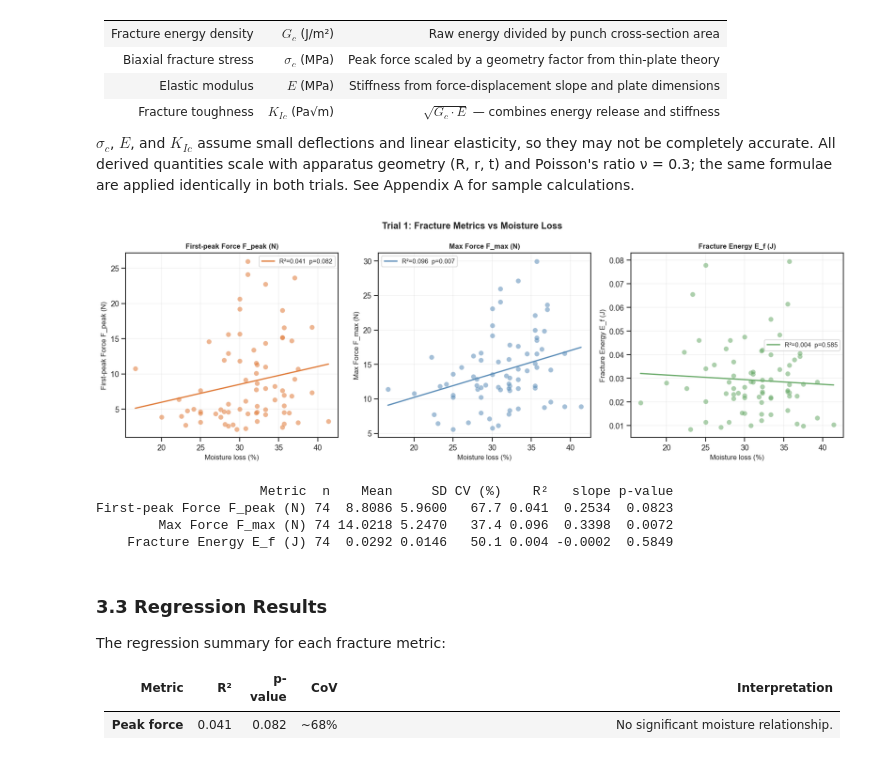
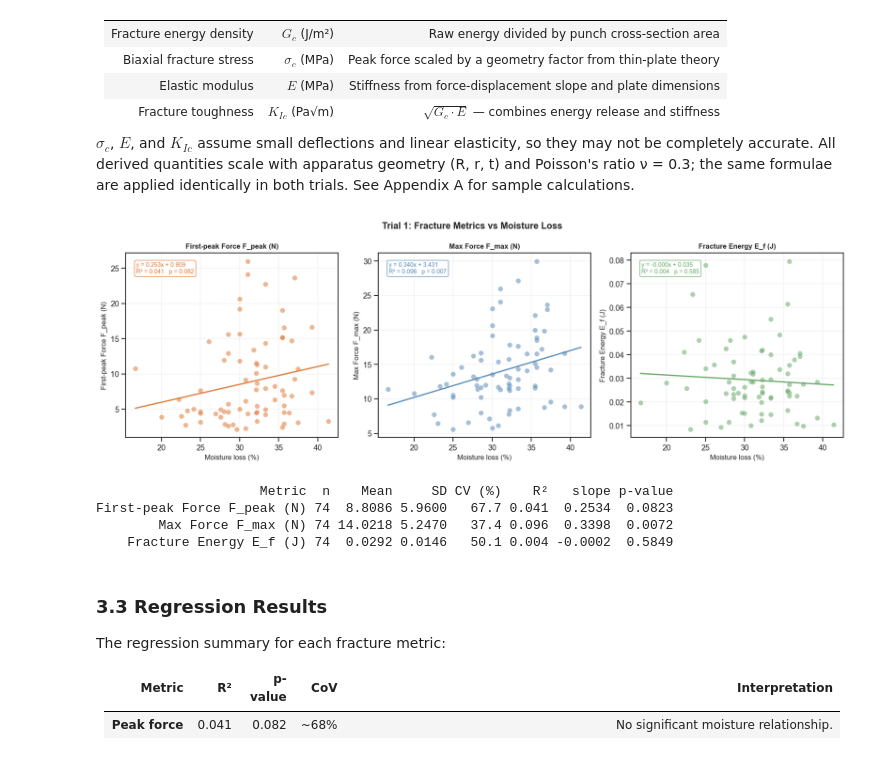
Before and after one commit to reversely/chips, a Jupyter notebook: trial1_analysis.ipynb, the cells around one changed output. Saved outputs shown, nothing was run; the diff lists cells and outputs as text; code cells hidden in the pictures.

```diff
--- a/trial1_analysis.ipynb
+++ b/trial1_analysis.ipynb
@@ -382,36 +382,41 @@ metrics = [
     ('FractureEnergy_J',  'Fracture Energy E_f (J)',       '#6aab6a'),
 ]
 
 fig, axes = plt.subplots(1, 3, figsize=(15, 5))
 fig.suptitle('Trial 1: Fracture Metrics vs Moisture Loss', fontsize=13, fontweight='bold')
 
 summary_rows = []
 for ax, (col, label, color) in zip(axes, metrics):
     x = df['Moisture_loss_pct'].values
     y = df[col].values
     slope, intercept, r, p, se = stats.linregress(x, y)
     r2 = r**2
     cv = y.std() / y.mean() * 100
 
     ax.scatter(x, y, color=color, alpha=0.55, edgecolors='white', linewidth=0.4, s=50)
     xfit = np.linspace(x.min(), x.max(), 200)
-    ax.plot(xfit, slope * xfit + intercept, color=color, linewidth=1.8, label=f'R²={r2:.3f}  p={p:.3f}')
+    ax.plot(xfit, slope * xfit + intercept, color=color, linewidth=1.8)
     ax.set_xlabel('Moisture loss (%)', fontsize=10)
     ax.set_ylabel(label, fontsize=10)
     ax.set_title(label, fontsize=10, fontweight='bold')
-    ax.legend(fontsize=9)
     ax.grid(alpha=0.25)
+
+    sign = '+' if intercept >= 0 else '-'
+    eq = f'y = {slope:.3f}x {sign} {abs(intercept):.3f}\nR² = {r2:.3f}   p = {p:.3f}'
+    ax.text(0.05, 0.95, eq, transform=ax.transAxes, fontsize=8.5,
+            verticalalignment='top', color=color,
+            bbox=dict(boxstyle='round,pad=0.3', facecolor='white', edgecolor=color, alpha=0.8))
 
     summary_rows.append({'Metric': label, 'n': len(y), 'Mean': f"{y.mean():.4f}", 'SD': f"{y.std():.4f}",
                           'CV (%)': f"{cv:.1f}", 'R²': f"{r2:.3f}", 'slope': f"{slope:.4f}", 'p-value': f"{p:.4f}"})
 
 plt.tight_layout()
 plt.show()
 
 summary_df = pd.DataFrame(summary_rows)
 print(summary_df.to_string(index=False))
 # %% [output]
-[figure, old version]
+[figure, new version]
                      Metric  n    Mean     SD CV (%)    R²   slope p-value
 First-peak Force F_peak (N) 74  8.8086 5.9600   67.7 0.041  0.2534  0.0823
         Max Force F_max (N) 74 14.0218 5.2470   37.4 0.096  0.3398  0.0072
```
Also changed, not shown: parts of 1 cell of this notebook, 2 other files.
